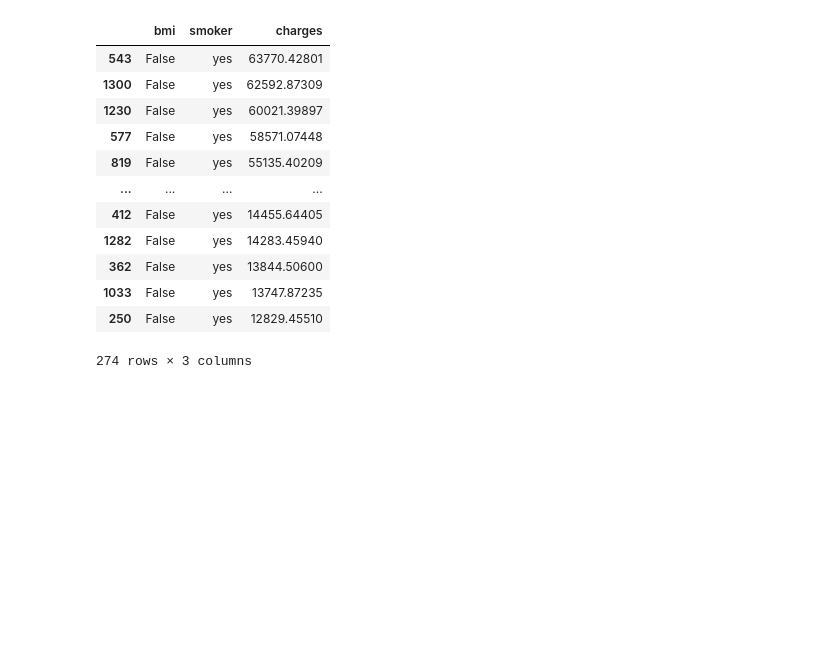
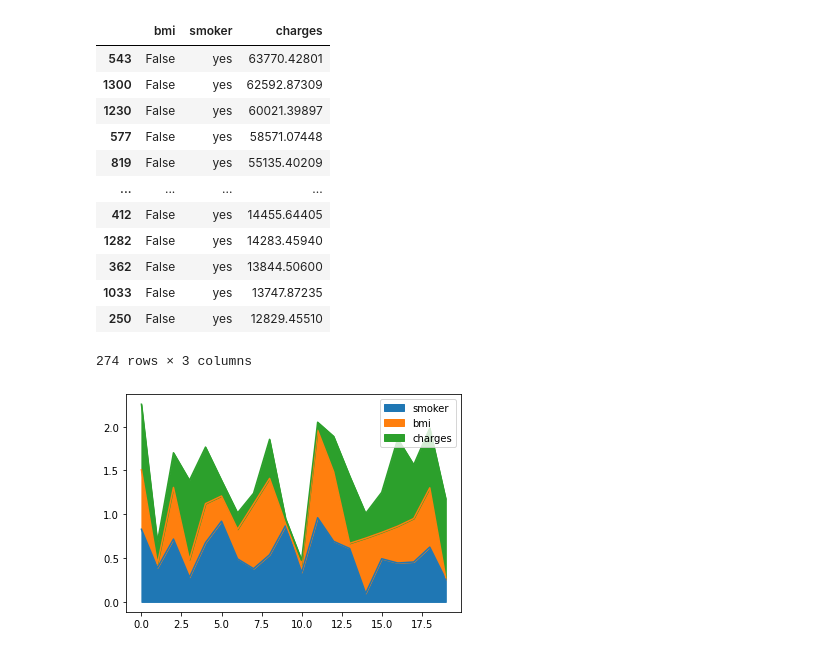
Before and after one commit to ubco-W2022T1-cosc301/project-group45, a Jupyter notebook: notebooks/analysis1.ipynb, the cells around one changed output. Saved outputs shown, nothing was run; the diff lists cells and outputs as text; code cells hidden in the pictures; blank space fills up the shorter version.

```diff
--- a/notebooks/analysis1.ipynb
+++ b/notebooks/analysis1.ipynb
@@ -212,5 +212,13 @@ data_cleaned= data_cleaned.sort_values( 'charges', ascending = False)
 | 1033 | False | yes | 13747.87235 |
 | 250 | False | yes | 12829.45510 |
 274 rows × 3 columns
+# %%
+data_cleaned = pd.DataFrame(np.random.rand(20,3),
+                               columns=['smoker','bmi','charges']
+                           )
+data_cleaned.plot.area()
+title='Comparing Medical insurance charge against positive smoker status and BMI variance'
+# %% [output]
+[figure, added]
 # %%
 data_cleaned.to_csv('moji_cleaned_data', index=False)
```
Also changed, not shown: parts of 7 cells of this notebook, 1 other file.
